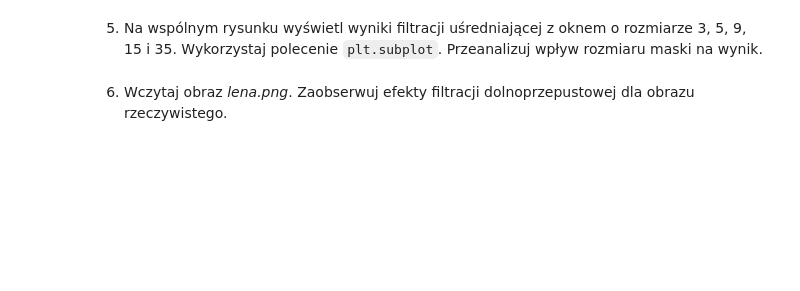
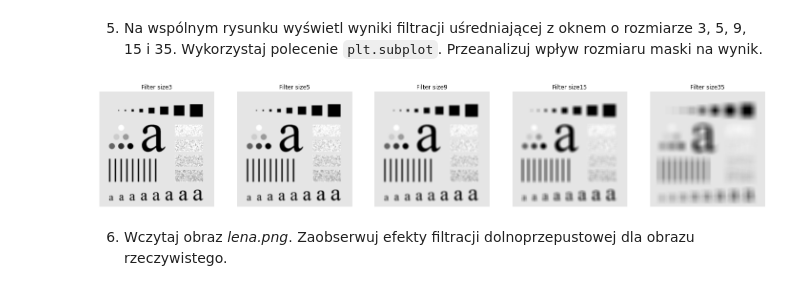
Before and after one commit to IwoSzczepaniak/DigitalImageProcessing, a Jupyter notebook: lab6/06_context.ipynb, the cells around one changed output. Drawn from its saved outputs; the diff is of its cells as text; code cells hidden in the pictures; blank space fills up the shorter version.

```diff
--- a/lab6/06_context.ipynb
+++ b/lab6/06_context.ipynb
@@ -56,6 +87,32 @@ for fileName in fileNames:
 5. Na wspólnym rysunku wyświetl wyniki filtracji uśredniającej z oknem o rozmiarze 3, 5, 9, 15 i 35.
 Wykorzystaj polecenie `plt.subplot`.
 Przeanalizuj wpływ rozmiaru maski na wynik.
+# %%
+def linear_filter_comparison(filter_sizes, filename):
+
+    image = cv2.imread(filename)
+
+    plt.figure(figsize=(25, 25))
+
+
+    for i, filter_size in enumerate(filter_sizes):
+        filter_kernel = np.ones((filter_size, filter_size)) / (filter_size*filter_size)
+
+        filtered_image = cv2.filter2D(image, -1, filter_kernel)
+
+        diff_image = np.abs(image - filtered_image)
+
+        plt.subplot(1, 5, i+1)
+        plt.imshow(cv2.cvtColor(filtered_image, cv2.COLOR_BGR2RGB))
+        plt.title(f'Filter size{filter_size}')
+        plt.axis('off')
+
+    plt.show()
+
+
+linear_filter_comparison([3,5,9,15,35], 'plansza.png')
+# %% [output]
+[figure, added]
 # %% [markdown]
 6. Wczytaj obraz _lena.png_.
 Zaobserwuj efekty filtracji dolnoprzepustowej dla obrazu rzeczywistego.
```
Also changed, not shown: parts of 6 cells of this notebook.
